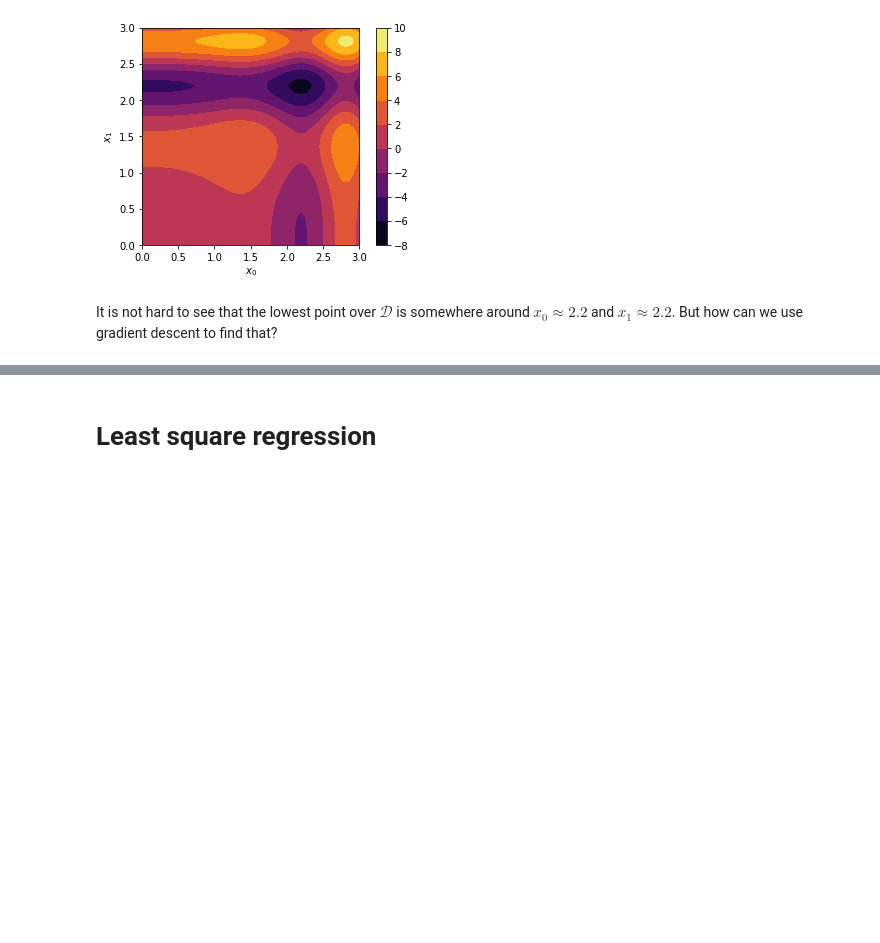
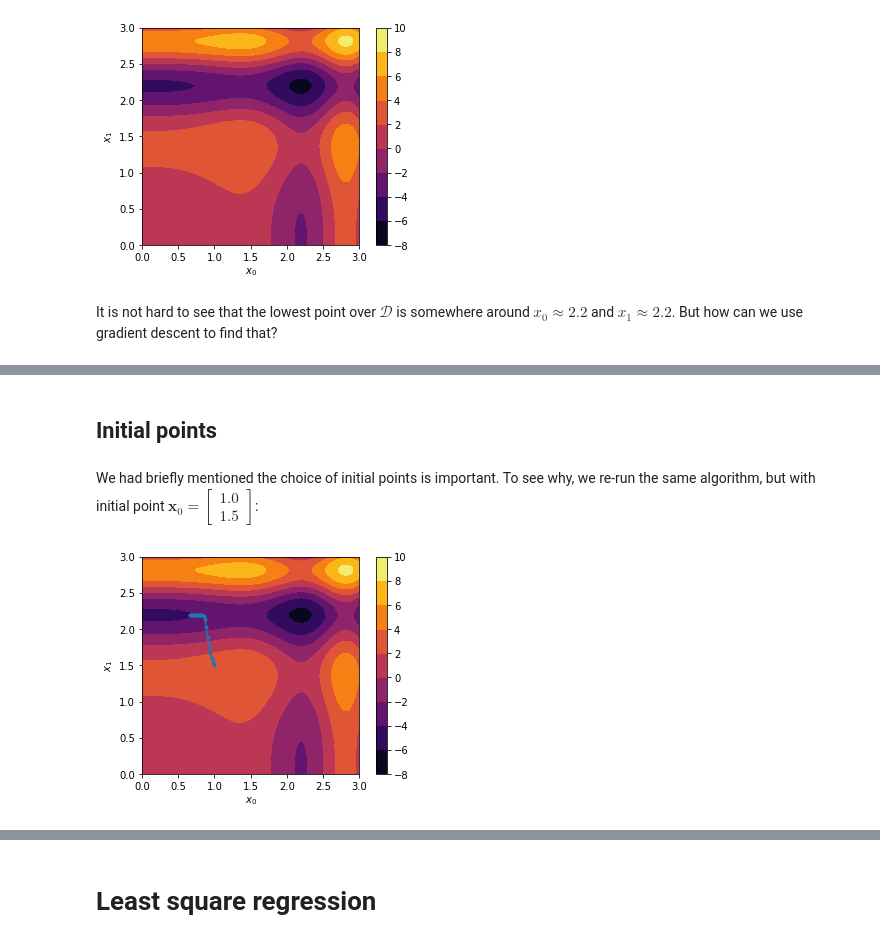
Before and after one commit to fanurs/pytorch-notes, a Jupyter notebook: notes/tut04_optimizer.ipynb, the cells around one changed output, grey strips where cells are left out. Drawn from its saved outputs; the diff is of its cells as text; code cells hidden in the pictures; blank space fills up the shorter version.

```diff
--- a/notes/tut04_optimizer.ipynb
+++ b/notes/tut04_optimizer.ipynb
@@ -69,0 +113,23 @@ plt.show()
+# %% [markdown]
+## Initial points
+# %% [markdown]
+We had briefly mentioned the choice of initial points is important. To see why, we re-run the same algorithm, but with initial point $\mathbf{x}_0 = \begin{bmatrix}1.0\\1.5\end{bmatrix}$:
+# %%
+x_init = [1.0, 1.5]
+x = th.tensor(x_init, requires_grad=True)
+optimizer = th.optim.SGD([x], lr=0.01)
+
+trace = [th.clone(x.detach())]
+for _ in range(20):
+    optimizer.zero_grad()
+    y = surface(*x)
+    y.backward()
+    optimizer.step()
+    trace.append(th.clone(x.detach()))
+trace = th.stack(trace)
+
+plt.plot(trace[:, 0], trace[:, 1], '.-')
+draw_contour()
+plt.show()
+# %% [output]
+[figure, added]
```
Also changed, not shown: parts of 31 cells of this notebook.
